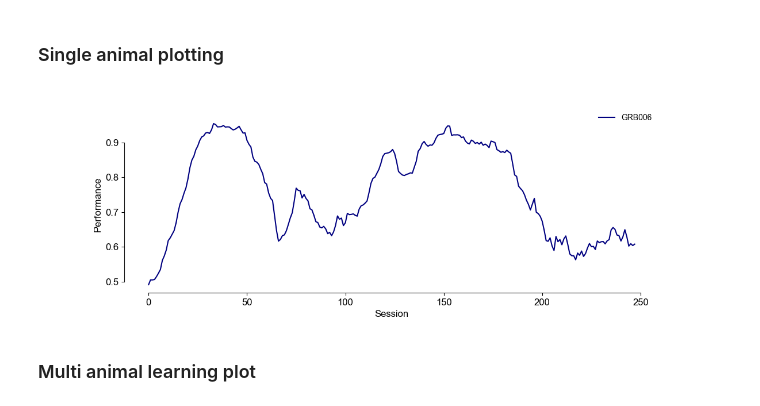
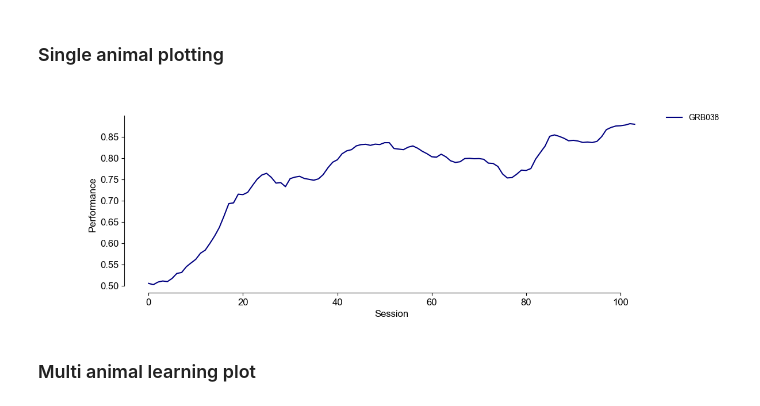
Before and after one commit to rojasgabriel/behavior_analyses, a Jupyter notebook: performance_plotting/plot_performance_learning.ipynb, the cells around one changed output. Saved outputs shown, nothing was run; the diff lists cells and outputs as text; code cells hidden in the pictures.

```diff
--- a/performance_plotting/plot_performance_learning.ipynb
+++ b/performance_plotting/plot_performance_learning.ipynb
@@ -31,29 +31,29 @@ save_dir = '/Users/gabriel/Desktop/BSN_figures/'
 # %%
 window_size = 10
 fig, ax = plt.subplots(figsize=(12, 4))
-mice = ["GRB006"]
+mice = ["GRB038"]
 cmap = plt.get_cmap('jet')
 colors = cmap(np.linspace(0,1,len(mice)))
 for mouse, color in zip(mice, colors):
 
     trials_df = pd.DataFrame(Task.TrialSet() & f'subject_name = "{mouse}"')
 
     # Calculate average of first and last performance values and create new dataframe
     easy_perf_df = pd.DataFrame({
         'session_datetime': trials_df.session_datetime,
         'avg_performance': trials_df.performance.apply(lambda x: np.mean([x[0], x[-1]]))
     }).dropna().reset_index()
 
     y = uniform_filter1d(easy_perf_df.avg_performance, size=window_size)
 
     ax.plot(y, color = color, alpha = 1, label = f"{mouse}")
 
 ax.set_xlabel('Session')
 ax.set_ylabel('Performance')
 ax.legend(fontsize=10, frameon=False, bbox_to_anchor=(1, 1.05));
 separate_axes(ax)
 # %% [output]
-[figure, old version]
+[figure, new version]
 # %% [markdown]
 ### Multi animal learning plot
 # %%
```
Also changed, not shown: parts of 4 cells of this notebook.
